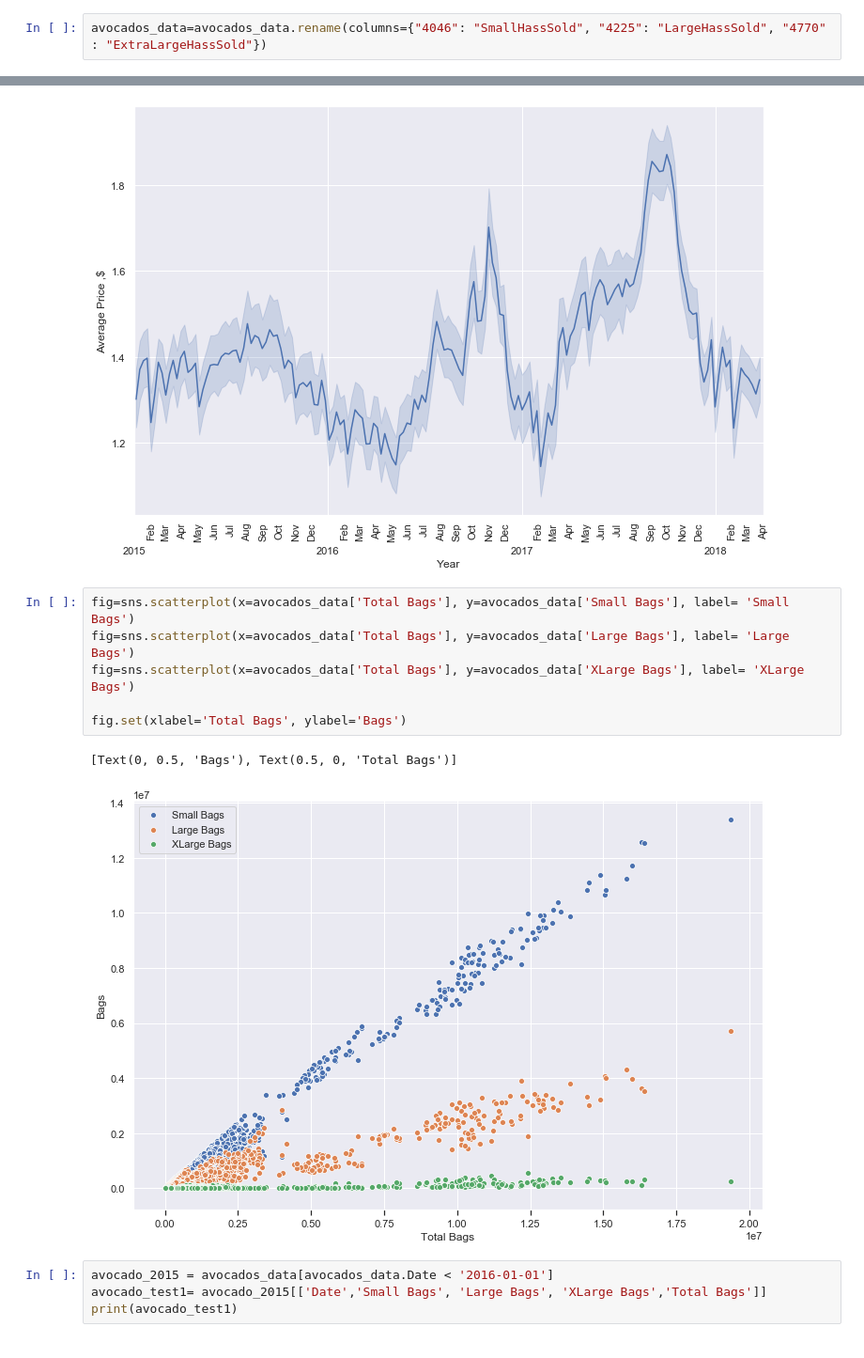
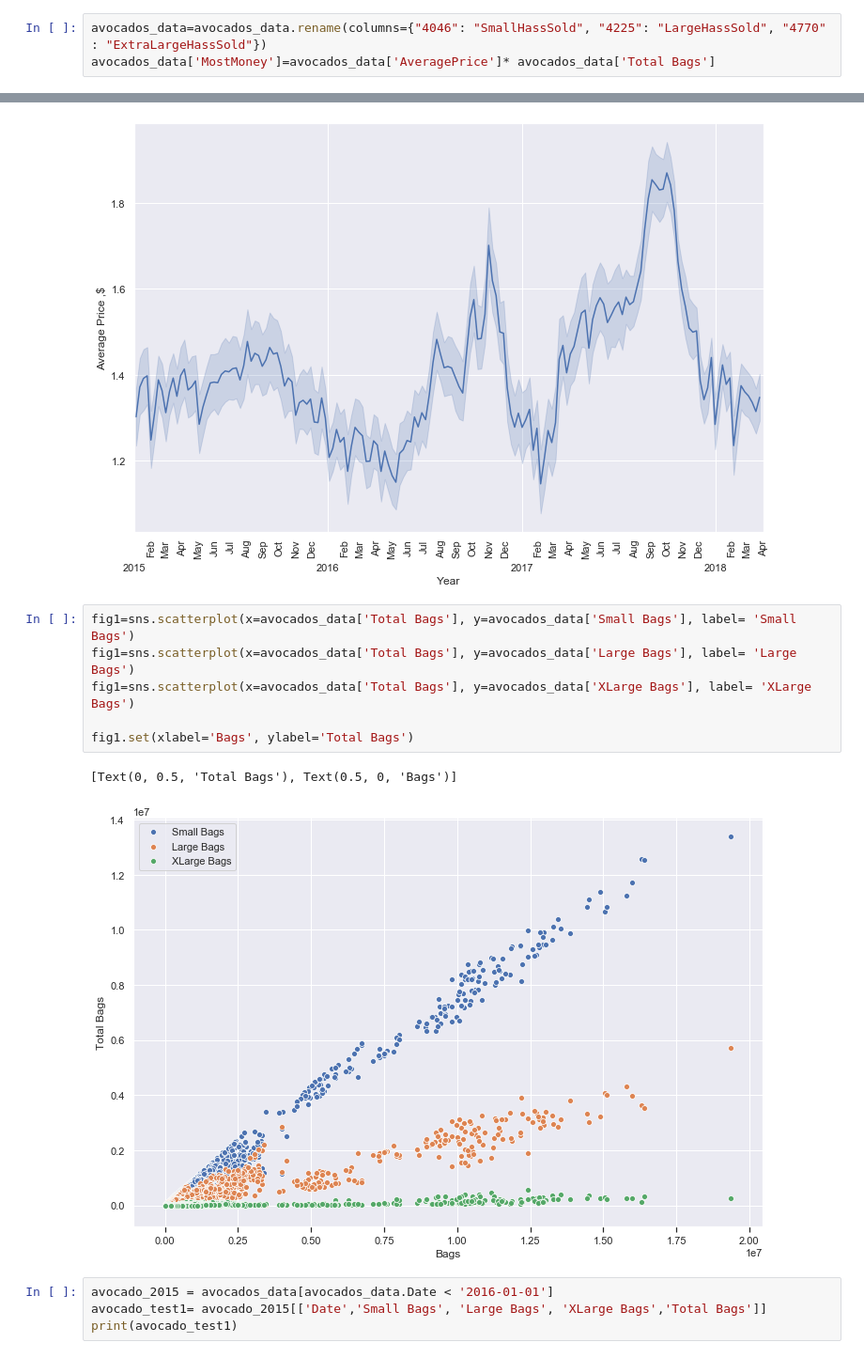
Before and after one commit to kurelaitisk/avocado-data, a Jupyter notebook: avocado.ipynb, the cells around one changed output, grey strips where cells are left out. Shown: that part at 94% size. Cells and saved outputs as stored; diff of their text form.

```diff
--- a/avocado.ipynb
+++ b/avocado.ipynb
@@ -30,4 +30,5 @@ avocados_data.tail()
 | 11 | 2018-01-07 | 1.62 | 17489.58 | 2894.77 | 2356.13 | 224.53 | 12014.15 | 11988.14 | 26.01 | ... |
 # %%
 avocados_data=avocados_data.rename(columns={"4046": "SmallHassSold", "4225": "LargeHassSold", "4770" : "ExtraLargeHassSold"})
+avocados_data['MostMoney']=avocados_data['AveragePrice']* avocados_data['Total Bags']
 # %%
@@ -73,14 +72,14 @@ ax.set(xlabel='Year', ylabel='Average Price ,$')
 [Text(0, 0.5, 'Average Price ,$'), Text(0.5, 0, 'Year')]
 [figure]
 # %%
-fig=sns.scatterplot(x=avocados_data['Total Bags'], y=avocados_data['Small Bags'], label= 'Small Bags')
-fig=sns.scatterplot(x=avocados_data['Total Bags'], y=avocados_data['Large Bags'], label= 'Large Bags')
-fig=sns.scatterplot(x=avocados_data['Total Bags'], y=avocados_data['XLarge Bags'], label= 'XLarge Bags')
+fig1=sns.scatterplot(x=avocados_data['Total Bags'], y=avocados_data['Small Bags'], label= 'Small Bags')
+fig1=sns.scatterplot(x=avocados_data['Total Bags'], y=avocados_data['Large Bags'], label= 'Large Bags')
+fig1=sns.scatterplot(x=avocados_data['Total Bags'], y=avocados_data['XLarge Bags'], label= 'XLarge Bags')
 
-fig.set(xlabel='Total Bags', ylabel='Bags')
+fig1.set(xlabel='Bags', ylabel='Total Bags')
 # %% [output]
-[Text(0, 0.5, 'Bags'), Text(0.5, 0, 'Total Bags')]
+[Text(0, 0.5, 'Total Bags'), Text(0.5, 0, 'Bags')]
-[figure, old version]
+[figure, new version]
 # %%
 avocado_2015 = avocados_data[avocados_data.Date < '2016-01-01']
 avocado_test1= avocado_2015[['Date','Small Bags', 'Large Bags', 'XLarge Bags','Total Bags']]
```
Also changed, not shown: parts of 16 cells of this notebook.
